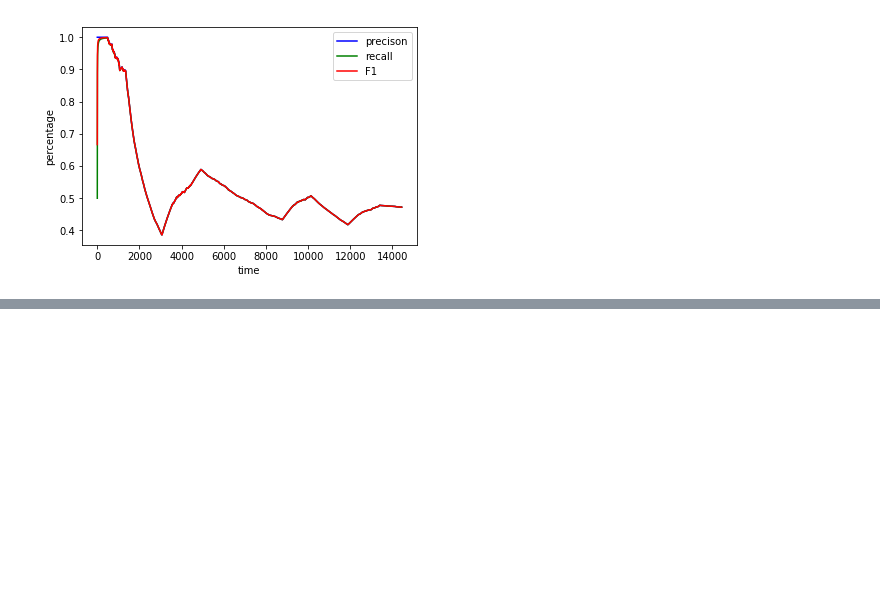
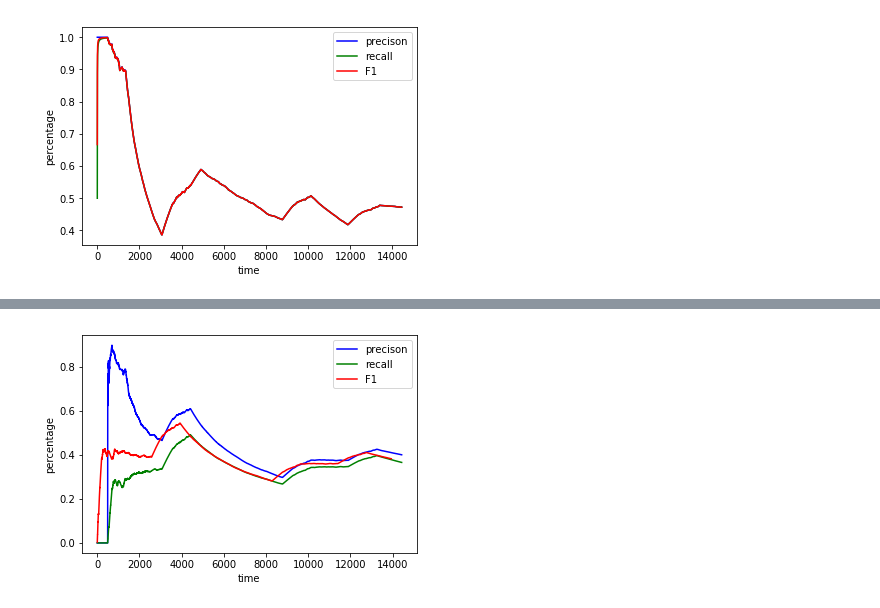
Before and after one commit to OSH-2018/X-dll, a Jupyter notebook: LSTM/model_for_strace/model_src/model.ipynb, the cells around one changed output, grey strips where cells are left out. Cells and saved outputs as stored; diff of their text form; code cells hidden in the pictures; blank space fills up the shorter version.

```diff
--- a/LSTM/model_for_strace/model_src/model.ipynb
+++ b/LSTM/model_for_strace/model_src/model.ipynb
@@ -423,0 +531,37 @@ len(name_seq_delta_key)
+# %%
+total_count_dy=0
+has_pred_dy=0
+has_pred_true_dy=0
+
+shall_pred_dy=0
+shall_pred_true_dy=0
+
+precision_dy=[]
+recall_dy=[]
+F1_dy=[]
+
+for i in range(len(name_seq)-10):
+    ypred=dynamic_predict(name_seq[i])
+    ytest=name_seq[i+1]
+    total_count_dy+=1
+
+    if(ypred!=0):
+        has_pred_dy+=1
+        if(ypred==ytest):
+            has_pred_true_dy+=1
+
+
+    if(ytest!=0):
+        shall_pred_dy+=1
+        if(ypred==ytest):
+            shall_pred_true_dy+=1
+
+    if(shall_pred_dy>0 and has_pred_dy>0):
+        p=has_pred_true_dy/has_pred_dy
+        r=shall_pred_true_dy/shall_pred_dy
+
+        precision_dy.append(p)
+        recall_dy.append(r)
+        if(p+r>0):
+            F1_dy.append(2*p*r/(p+r))
+    print(ypred,ytest,ypred==ytest)
@@ -423,0 +586,10 @@ len(name_seq_delta_key)
+# %%
+plt.plot(range(len(precision_dy)),precision_dy,c='b',label="precison")
+plt.plot(range(len(recall_dy)),recall_dy,c='g',label="recall")
+plt.plot(range(len(F1_dy)),F1_dy,c='r',label="F1")
+plt.ylabel("percentage")
+plt.xlabel("time")
+plt.legend()
+plt.savefig("../img/dy_history_3.png")
+# %% [output]
+[figure, added]
```
Also changed, not shown: parts of 9 cells of this notebook, 12 other files.
